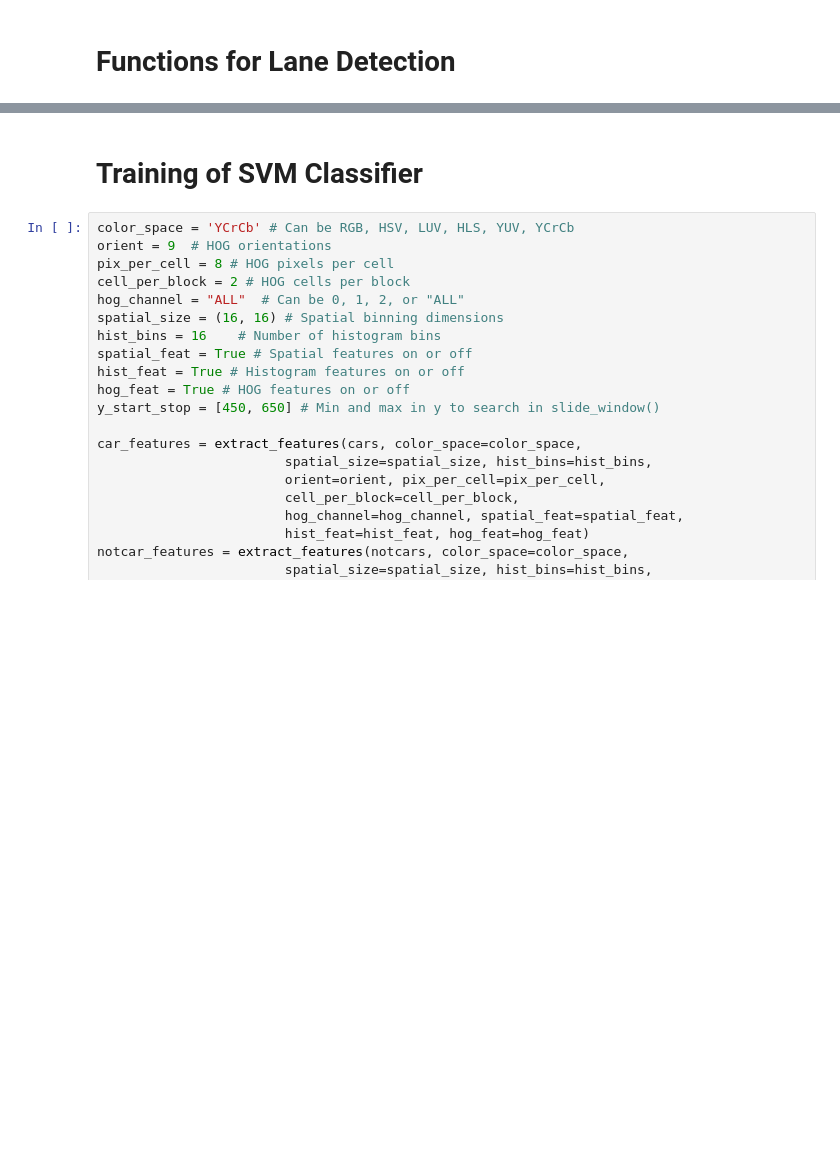
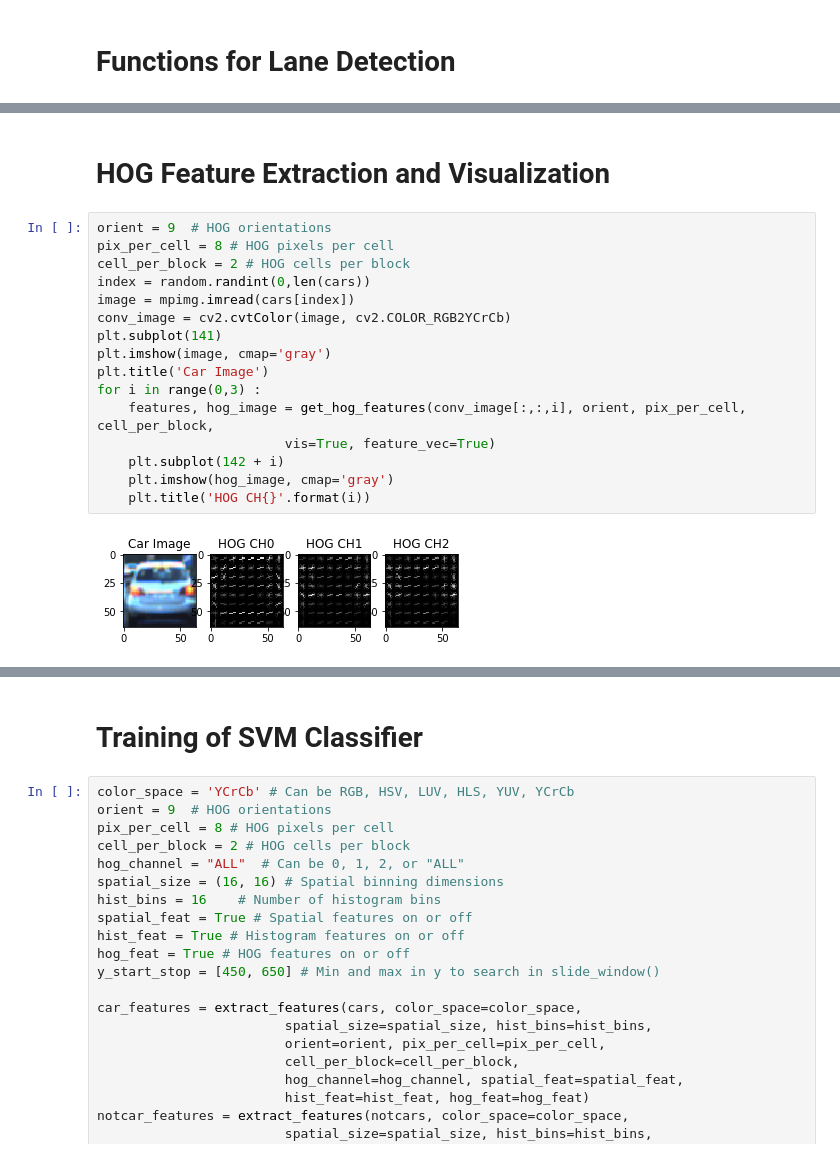
Before and after one commit to girishpai/CarND_VehicleDetection, a Jupyter notebook: Lane_and_Vehicle_Detection.ipynb, the cells around one changed output, grey strips where cells are left out. Drawn from its saved outputs; the diff is of its cells as text; blank space fills up the shorter version.

```diff
--- a/Lane_and_Vehicle_Detection.ipynb
+++ b/Lane_and_Vehicle_Detection.ipynb
@@ -452,0 +480,20 @@ def lane_detect_pipeline(image) :
+# %% [markdown]
+# HOG Feature Extraction and Visualization
+# %%
+orient = 9  # HOG orientations
+pix_per_cell = 8 # HOG pixels per cell
+cell_per_block = 2 # HOG cells per block
+index = random.randint(0,len(cars))
+image = mpimg.imread(cars[index])
+conv_image = cv2.cvtColor(image, cv2.COLOR_RGB2YCrCb)
+plt.subplot(141)
+plt.imshow(image, cmap='gray')
+plt.title('Car Image')
+for i in range(0,3) :
+    features, hog_image = get_hog_features(conv_image[:,:,i], orient, pix_per_cell, cell_per_block,
+                        vis=True, feature_vec=True)
+    plt.subplot(142 + i)
+    plt.imshow(hog_image, cmap='gray')
+    plt.title('HOG CH{}'.format(i))
+# %% [output]
+[figure, added]
```
Also changed, not shown: parts of 20 cells of this notebook, 1 other file.
